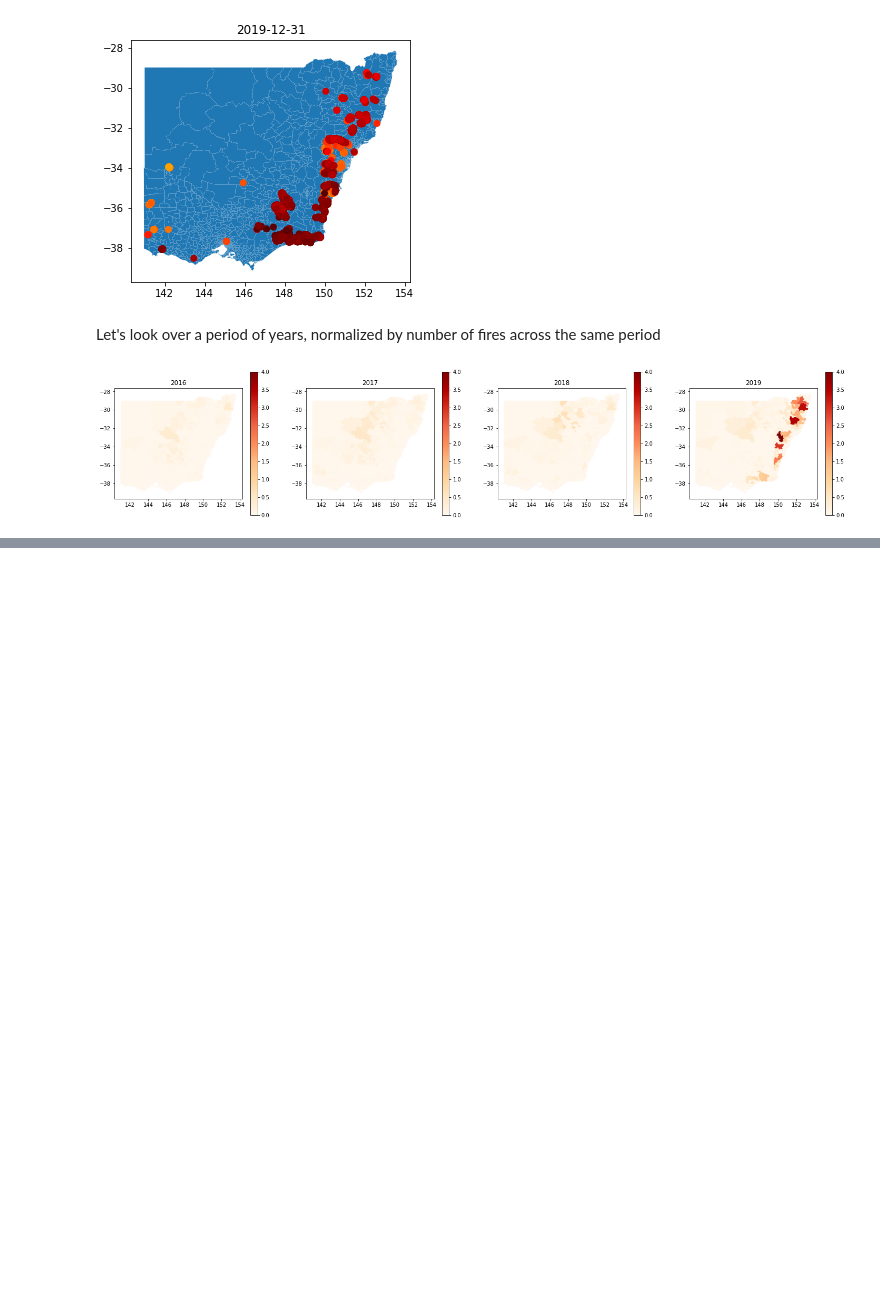
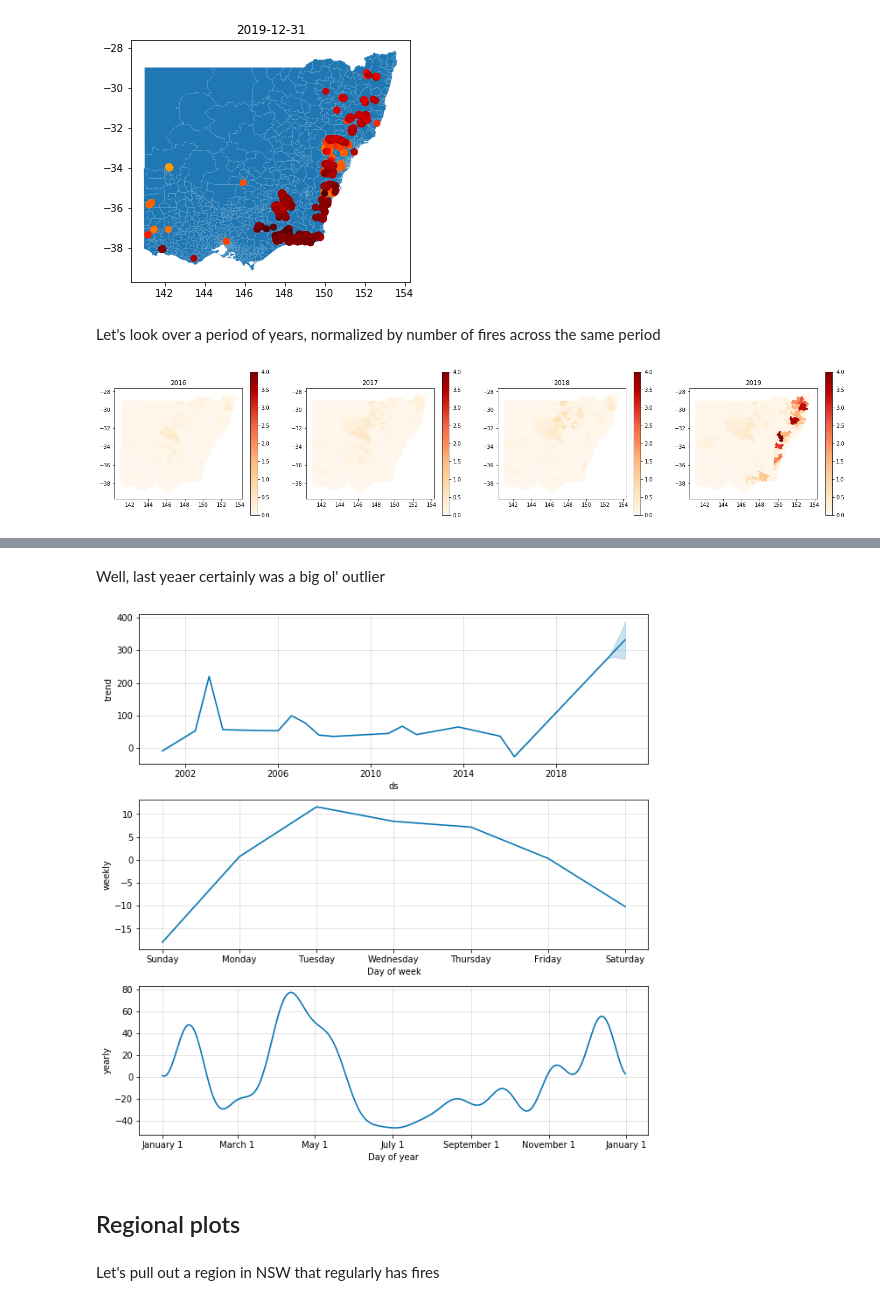
Before and after one commit to lindenmp/NASA_aus_firedata, a Jupyter notebook: analysis.ipynb, the cells around one changed output, grey strips where cells are left out. Drawn from its saved outputs; the diff is of its cells as text; code cells hidden in the pictures; blank space fills up the shorter version.

```diff
--- a/analysis.ipynb
+++ b/analysis.ipynb
@@ -116,0 +153,11 @@ for i, year in enumerate(years):
+# %% [markdown]
+Well, last yeaer certainly was a big ol' outlier
+# %%
+# Plot the trends and patterns
+my_prophet.plot_components(my_forecast);
+# %% [output]
+[figure, added]
+# %% [markdown]
+## Regional plots
+# %% [markdown]
+Let's pull out a region in NSW that regularly has fires
```
Also changed, not shown: parts of 17 cells of this notebook, 1 other file.
